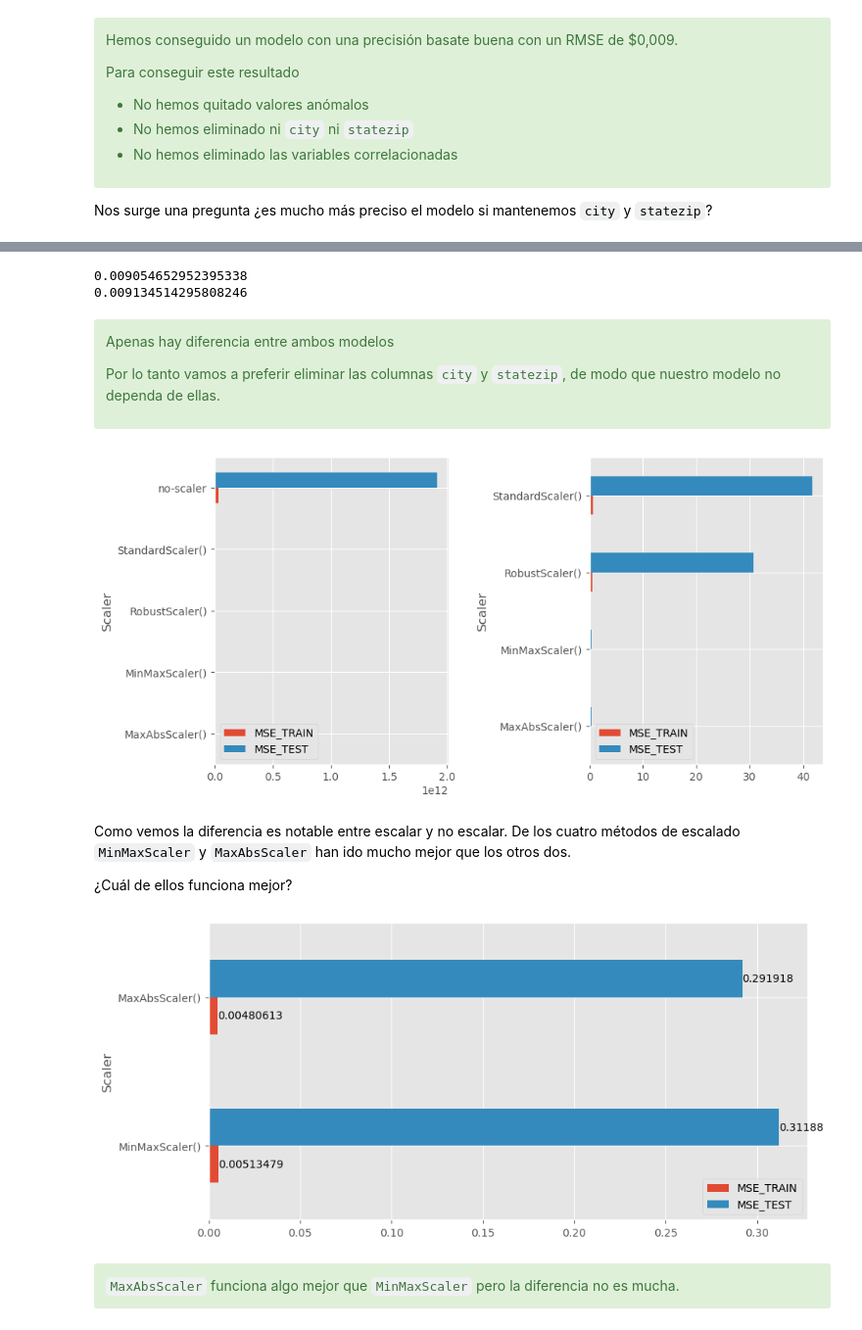
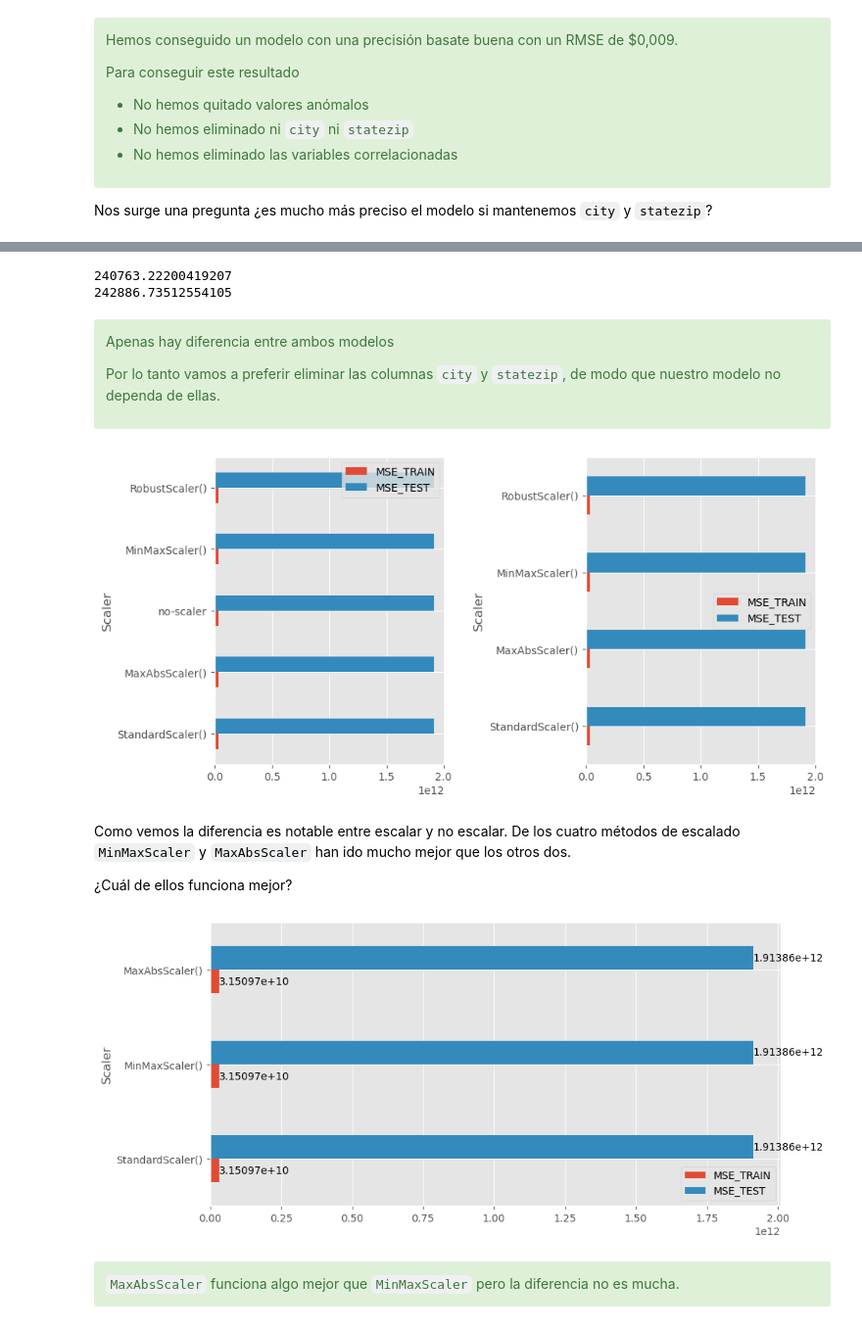
Before and after one commit to tuxsy/iebs-master-data-science, a Jupyter notebook: m02/project/m02-project-housedata-price-prediction.ipynb, the cells around one changed output, grey strips where cells are left out. Shown: that part at 98% size. Cells and saved outputs as stored; diff of their text form; code cells hidden in the pictures.

```diff
--- a/m02/project/m02-project-housedata-price-prediction.ipynb
+++ b/m02/project/m02-project-housedata-price-prediction.ipynb
@@ -898,10 +898,17 @@ class Training:
 
 
         # Evaluamos el modelo
-        self.mse_train = mean_squared_error(y_true=y_train, y_pred=self.fitted_values)
+        self.mse_train = self.calculate_mse(y_true=y_train, y_pred=self.fitted_values)
 #         print("\tTRAIN MSE:", self.mse_train)
-        self.mse_test = mean_squared_error(y_true=y_test, y_pred=self.test_predictions)
+        self.mse_test = self.calculate_mse(y_true=y_test, y_pred=self.test_predictions)
 #         print("\tTEST_MSE:", self.mse_test)
+
+    def calculate_mse(self, y_true, y_pred):
+        if (self.scalers is not None) and (TARGET[0] in self.scalers):
+            scaler = self.scalers[TARGET[0]]
+            y_true = scaler.inverse_transform(y_true.reshape(-1, 1)).reshape(1, -1)[0]
+            y_pred = scaler.inverse_transform(y_pred.reshape(-1, 1)).reshape(1, -1)[0]
+        return mean_squared_error(y_true=y_true, y_pred=y_pred)
 
 # Unit Test
 X = housedata[NUMERIC_COLUMNS]
@@ -1111,8 +1118,8 @@ df_eval
 print(df_eval.loc['do-not-remove-outliers : keep_all_columns : do-not-remove-correlated'].RMSE_TEST)
 print(df_eval.loc['do-not-remove-outliers : -statezip -city : do-not-remove-correlated'].RMSE_TEST)
 # %% [output]
-0.009054652952395338
-0.009134514295808246
+240763.22200419207
+242886.73512554105
 # %% [markdown]
 <div class="alert alert-block alert-success">
     <p>Apenas hay diferencia entre ambos modelos</p>
@@ -1136,19 +1143,19 @@ df_sca_eval.drop("no-scaler").plot(kind="barh", ax=axes[1])
 
 plt.tight_layout(pad=2.0)
 # %% [output]
-[figure, old version]
+[figure, new version]
 # %% [markdown]
 Como vemos la diferencia es notable entre escalar y no escalar. De los cuatro métodos de escalado `MinMaxScaler` y `MaxAbsScaler` han ido mucho mejor que los otros dos.
 
 ¿Cuál de ellos funciona mejor?
 # %%
 f, ax = plt.subplots(figsize=(10, 5))
-df_sca_eval.loc[["MinMaxScaler()", "MaxAbsScaler()"]].plot(kind="barh", ax=ax)
+df_sca_eval.loc[["StandardScaler()", "MinMaxScaler()", "MaxAbsScaler()"]].plot(kind="barh", ax=ax)
 for container in ax.containers:
     ax.bar_label(container)
 plt.show()
 # %% [output]
-[figure, old version]
+[figure, new version]
 # %% [markdown]
 <div class="alert alert-block alert-success">
     <code>MaxAbsScaler</code> funciona algo mejor que <code>MinMaxScaler</code> pero la diferencia no es mucha.
```
Also changed, not shown: parts of 5 cells of this notebook.
